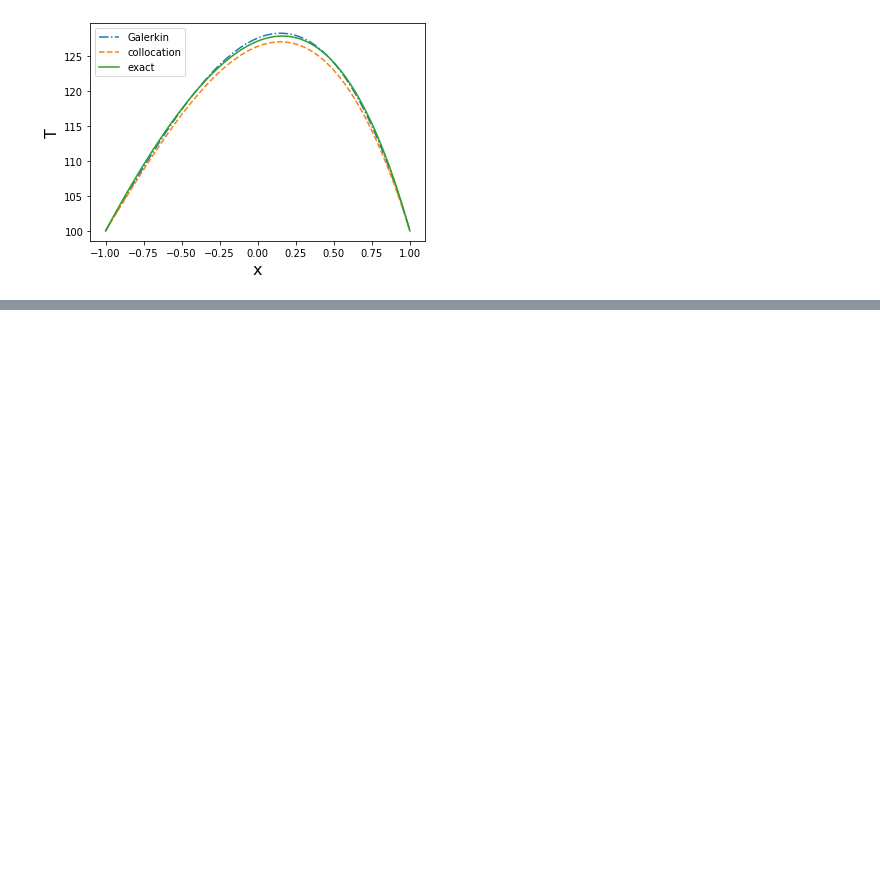
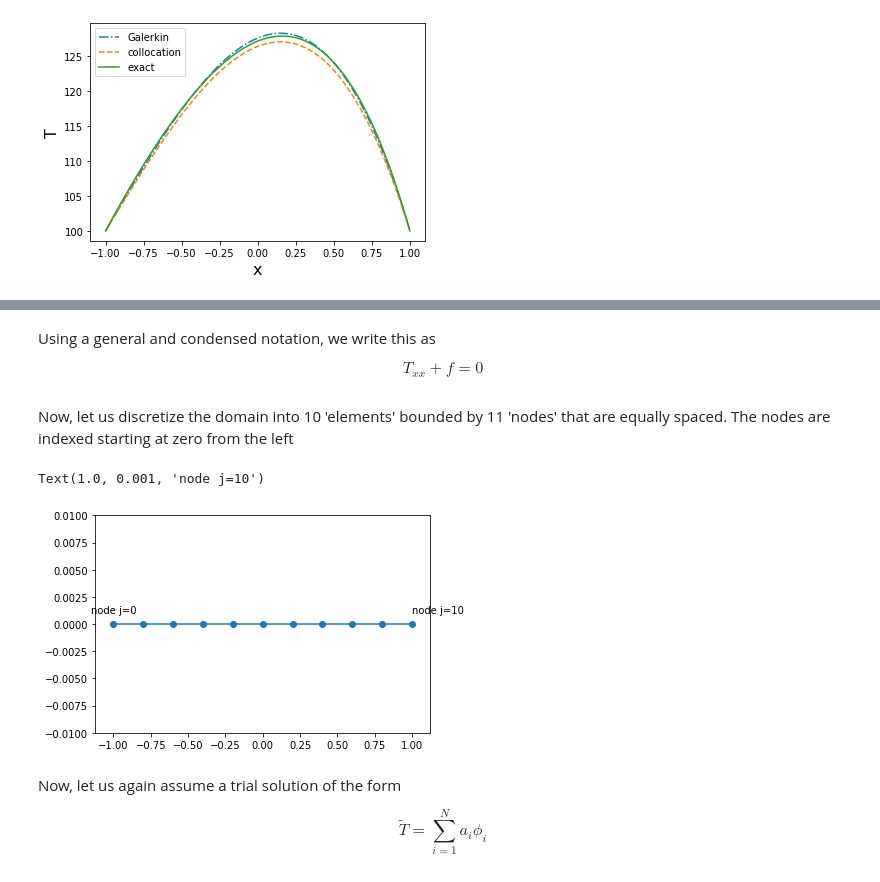
Before and after one commit to bharath-kamath705/FEM_PoissonEq, a Jupyter notebook: Poisson_Eq.ipynb, the cells around one changed output, grey strips where cells are left out. Drawn from its saved outputs; the diff is of its cells as text; code cells hidden in the pictures; blank space fills up the shorter version.

Commit message:
Began Galerkin with finite elements

```diff
--- a/Poisson_Eq.ipynb
+++ b/Poisson_Eq.ipynb
@@ -165,0 +179,26 @@ plt.legend()
+# %% [markdown]
+Using a general and condensed notation, we write this as
+
+$$ T_{xx} + f = 0 $$
+# %% [markdown]
+Now, let us discretize the domain into 10 'elements' bounded by 11 'nodes' that are equally spaced. The nodes are indexed starting at zero from the left
+# %%
+n_elem = 10 # number of elements
+x_nodes = np.linspace(x_start, x_end, n_elem+1) # x coordinate of each node
+dx = x_nodes[0] - x_nodes[1] # element length
+
+# show discretized domain
+plt.plot(x, np.zeros(np.shape(x)))            # plot the x axis
+plt.scatter(x_nodes, np.zeros(np.shape(x_nodes))) # plot the nodes
+plt.ylim(-0.01, 0.01)
+
+# show node indexing
+plt.text(x_start,0.001, "node j=0", horizontalalignment="center")
+plt.text(x_end, 0.001, "node j={}".format(n_elem))
+# %% [output]
+Text(1.0, 0.001, 'node j=10')
+[figure, added]
+# %% [markdown]
+Now, let us again assume a trial solution of the form
+
+$$ \tilde{T} = \sum_{i=1}^{N} a_i \phi_i $$
```
Also changed, not shown: parts of 11 cells of this notebook.
